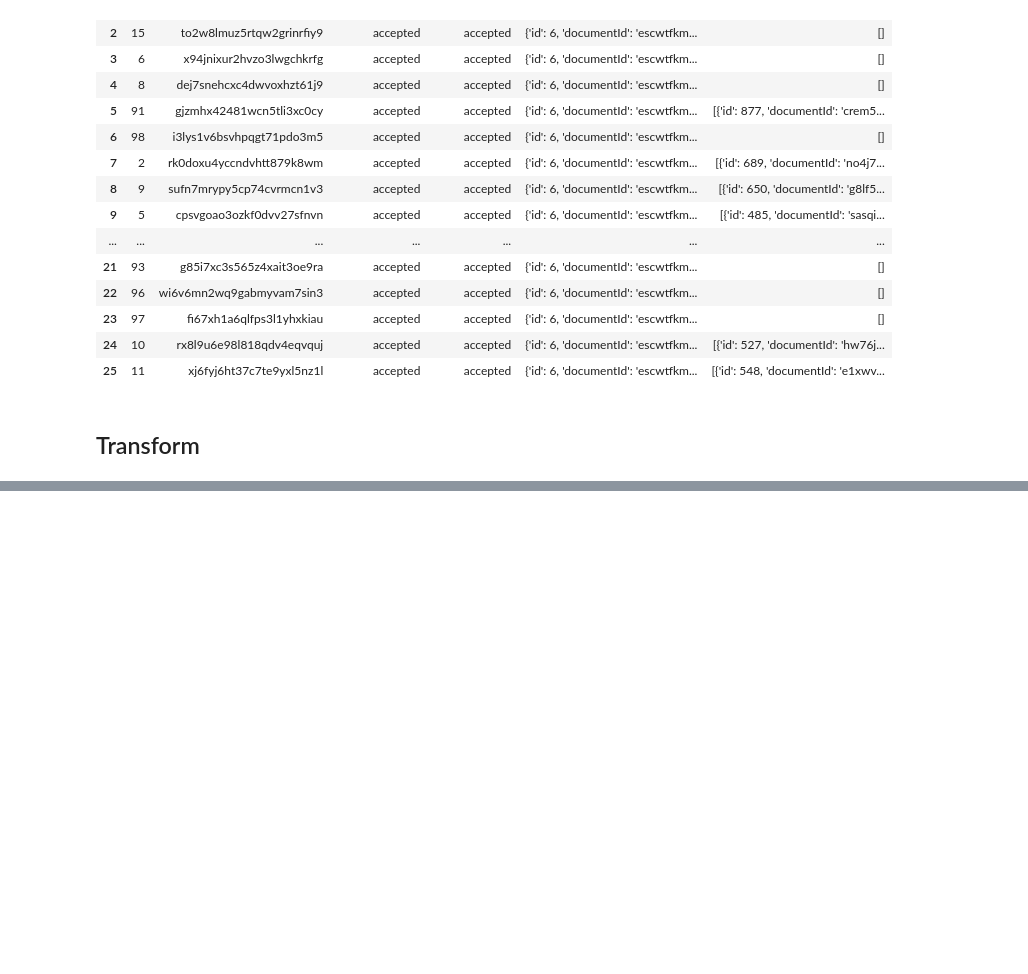
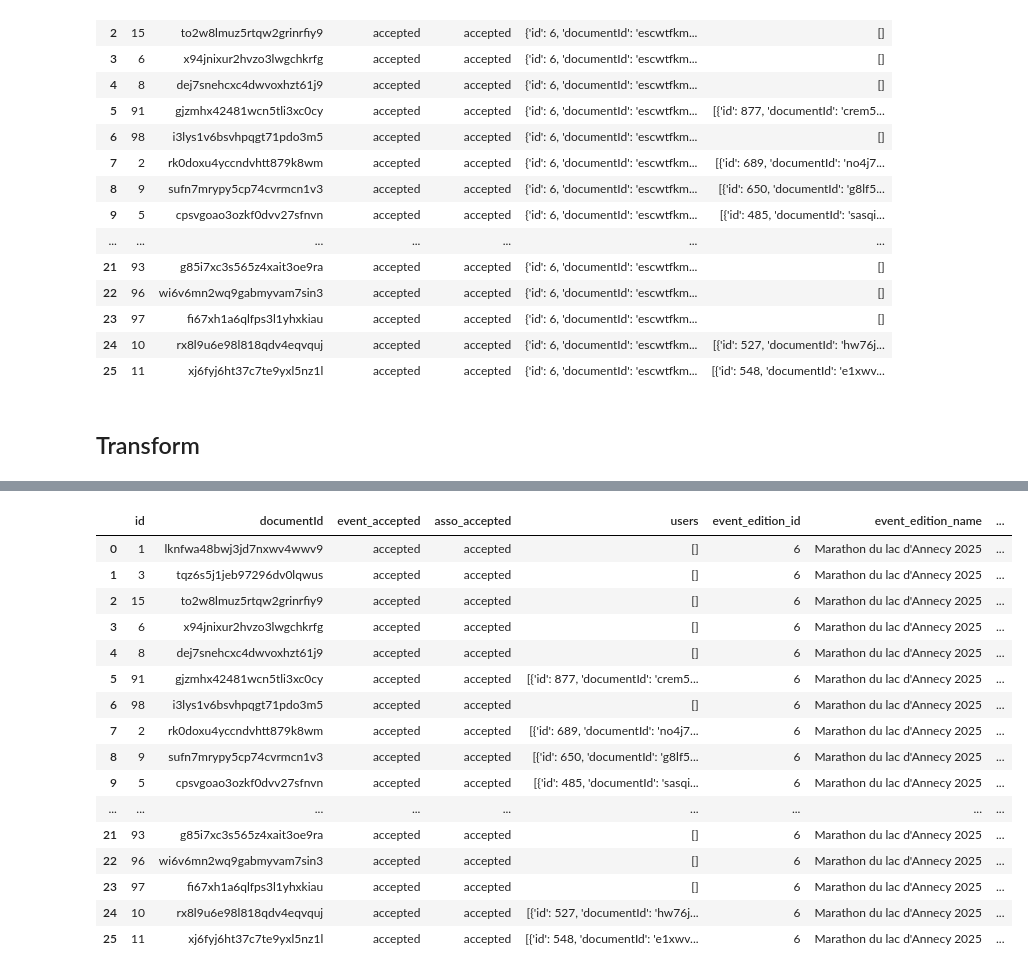
Before and after one commit to canopee-europe/data_analysis, a Jupyter notebook: ActiveCrew/ETL/asso_inscriptions.ipynb, the cells around one changed output, grey strips where cells are left out. Drawn from its saved outputs; the diff is of its cells as text; code cells hidden in the pictures; blank space fills up the shorter version.

```diff
--- a/ActiveCrew/ETL/asso_inscriptions.ipynb
+++ b/ActiveCrew/ETL/asso_inscriptions.ipynb
@@ -54,0 +56,3 @@ df_asso_inscriptions
+# %%
+df_asso_inscriptions.drop(columns='event_edition', inplace=True)
+df_asso_inscriptions
@@ -54,0 +77,23 @@ df_asso_inscriptions
+# %%
+df_asso_inscriptions_copy = df_asso_inscriptions.copy()
+# %%
+df_asso_inscriptions_copy['user_ids'] = df_asso_inscriptions_copy['users'].apply(lambda user_list: [d['id'] for d in user_list])
+df_asso_inscriptions_copy
+# %% [output]
+|  | id | documentId | event_accepted | asso_accepted | users | event_edition_id | event_edition_name | ... |
+| 0 | 1 | lknfwa48bwj3jd7nxwv4wwv9 | accepted | accepted | [] | 6 | Marathon du lac d'Annecy 2025 | ... |
+| 1 | 3 | tqz6s5j1jeb97296dv0lqwus | accepted | accepted | [] | 6 | Marathon du lac d'Annecy 2025 | ... |
+| 2 | 15 | to2w8lmuz5rtqw2grinrfiy9 | accepted | accepted | [] | 6 | Marathon du lac d'Annecy 2025 | ... |
+| 3 | 6 | x94jnixur2hvzo3lwgchkrfg | accepted | accepted | [] | 6 | Marathon du lac d'Annecy 2025 | ... |
+| 4 | 8 | dej7snehcxc4dwvoxhzt61j9 | accepted | accepted | [] | 6 | Marathon du lac d'Annecy 2025 | ... |
+| 5 | 91 | gjzmhx42481wcn5tli3xc0cy | accepted | accepted | [{'id': 877, 'documentId': 'crem5... | 6 | Marathon du lac d'Annecy 2025 | ... |
+| 6 | 98 | i3lys1v6bsvhpqgt71pdo3m5 | accepted | accepted | [] | 6 | Marathon du lac d'Annecy 2025 | ... |
+| 7 | 2 | rk0doxu4yccndvhtt879k8wm | accepted | accepted | [{'id': 689, 'documentId': 'no4j7... | 6 | Marathon du lac d'Annecy 2025 | ... |
+| 8 | 9 | sufn7mrypy5cp74cvrmcn1v3 | accepted | accepted | [{'id': 650, 'documentId': 'g8lf5... | 6 | Marathon du lac d'Annecy 2025 | ... |
+| 9 | 5 | cpsvgoao3ozkf0dvv27sfnvn | accepted | accepted | [{'id': 485, 'documentId': 'sasqi... | 6 | Marathon du lac d'Annecy 2025 | ... |
+| ... | ... | ... | ... | ... | ... | ... | ... | ... |
+| 21 | 93 | g85i7xc3s565z4xait3oe9ra | accepted | accepted | [] | 6 | Marathon du lac d'Annecy 2025 | ... |
+| 22 | 96 | wi6v6mn2wq9gabmyvam7sin3 | accepted | accepted | [] | 6 | Marathon du lac d'Annecy 2025 | ... |
+| 23 | 97 | fi67xh1a6qlfps3l1yhxkiau | accepted | accepted | [] | 6 | Marathon du lac d'Annecy 2025 | ... |
+| 24 | 10 | rx8l9u6e98l818qdv4eqvquj | accepted | accepted | [{'id': 527, 'documentId': 'hw76j... | 6 | Marathon du lac d'Annecy 2025 | ... |
+| 25 | 11 | xj6fyj6ht37c7te9yxl5nz1l | accepted | accepted | [{'id': 548, 'documentId': 'e1xwv... | 6 | Marathon du lac d'Annecy 2025 | ... |
```
Also changed, not shown: parts of 9 cells of this notebook, 3 other files.
